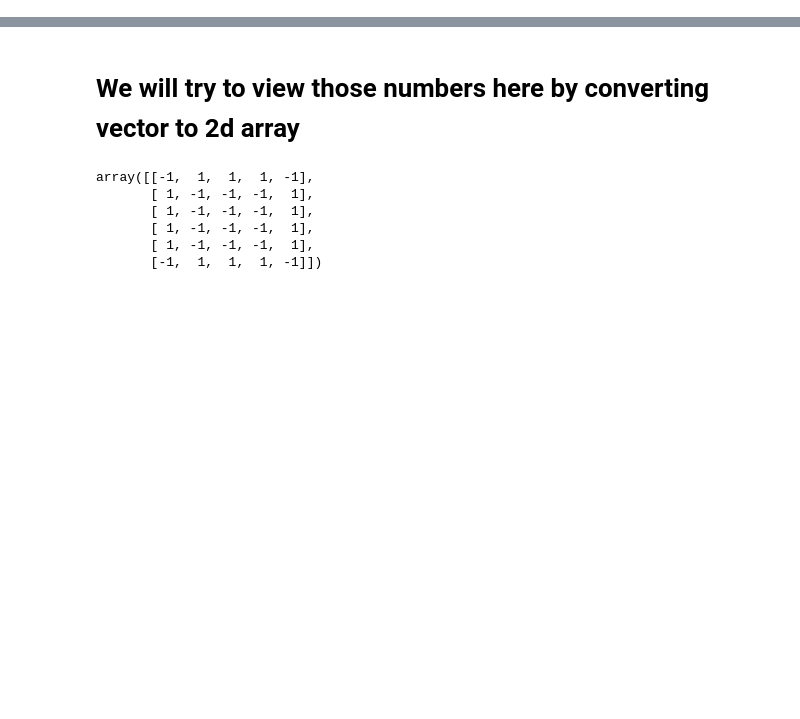
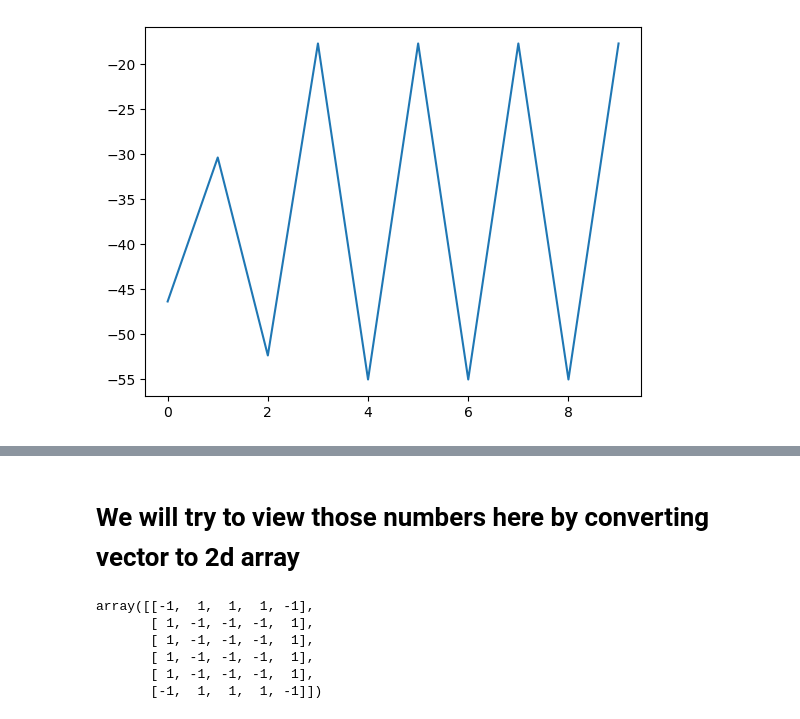
Before and after one commit to draczew23/cmcs_lab_2, a Jupyter notebook: notebook_test.ipynb, the cells around one changed output, grey strips where cells are left out. Drawn from its saved outputs; the diff is of its cells as text; code cells hidden in the pictures; blank space fills up the shorter version.

```diff
--- a/notebook_test.ipynb
+++ b/notebook_test.ipynb
@@ -117,2 +157,7 @@ print(noisy0_copy)
+# %%
+plt.plot(time_axis, energy_one)
+plt.show()
+# %% [output]
+[figure, added]
 # %%
 
```
Also changed, not shown: parts of 4 cells of this notebook.
